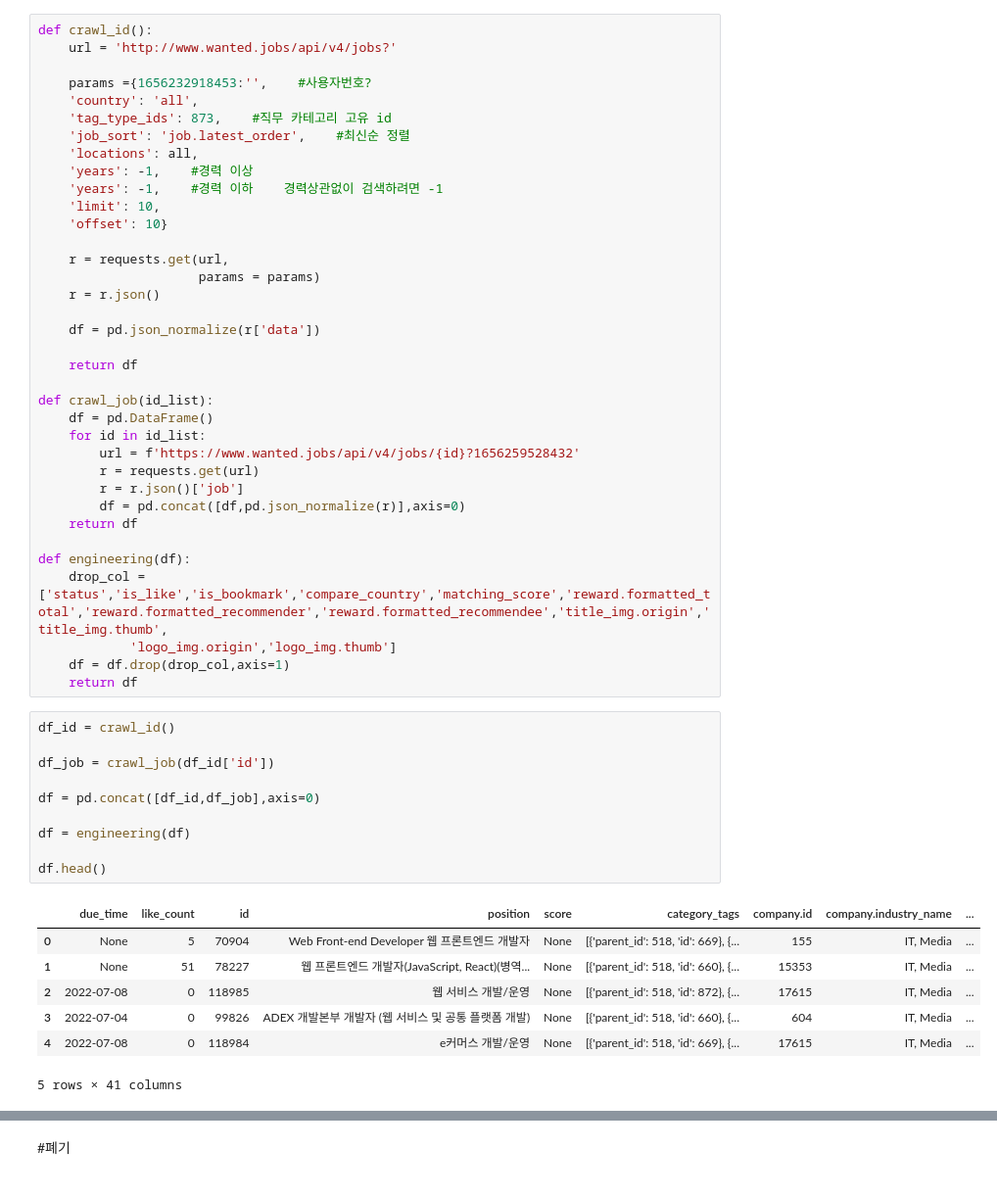
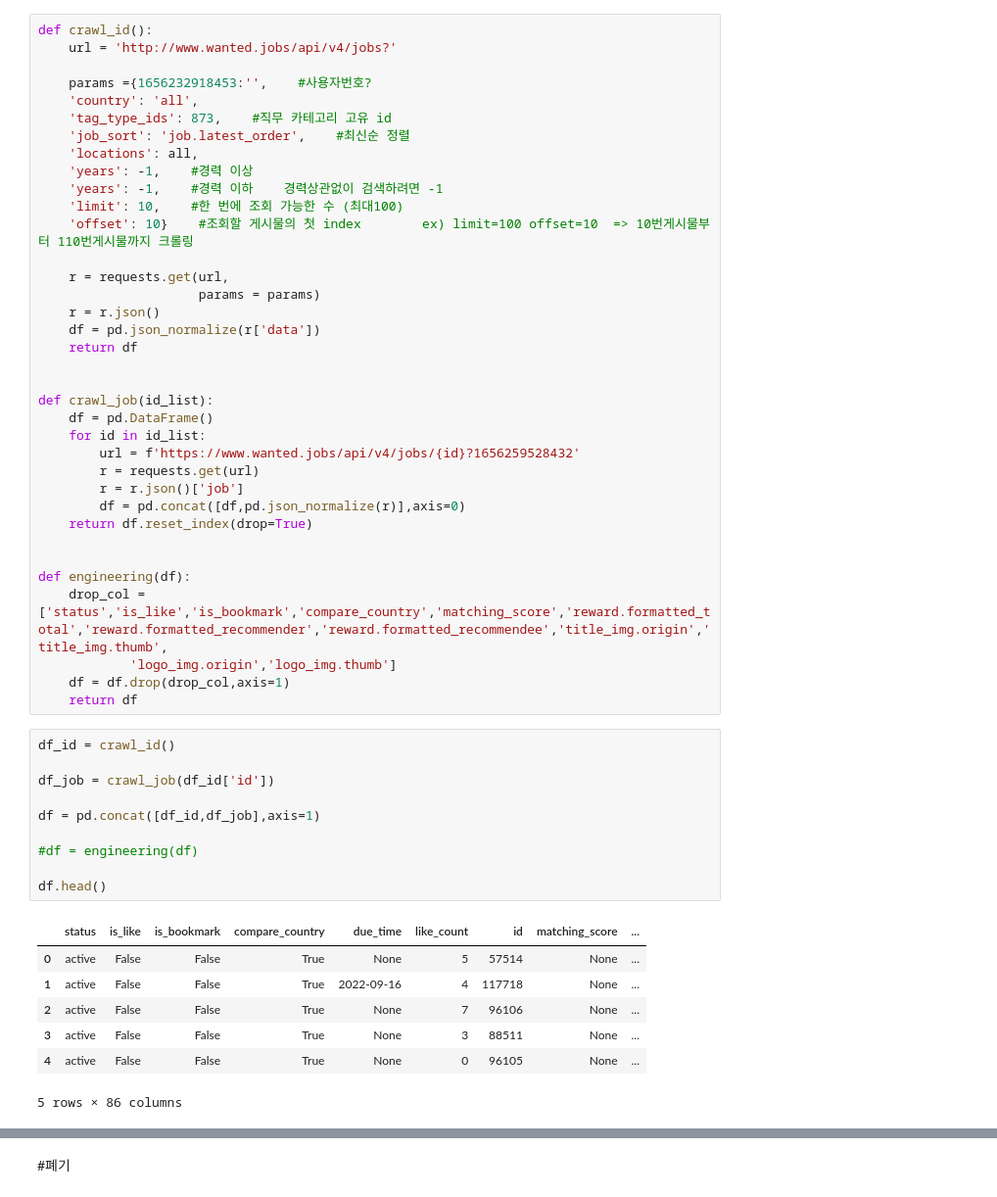
Before and after one commit to redish0317/cp1, a Jupyter notebook: cp1.ipynb, the cells around one changed output, grey strips where cells are left out. Shown at 98% size. Drawn from its saved outputs; the diff is of its cells as text.

```diff
--- a/cp1.ipynb
+++ b/cp1.ipynb
@@ -20,16 +18,15 @@ def crawl_id():
     'locations': all,
     'years': -1,    #경력 이상
     'years': -1,    #경력 이하    경력상관없이 검색하려면 -1
-    'limit': 10,
-    'offset': 10}
+    'limit': 10,    #한 번에 조회 가능한 수 (최대100)
+    'offset': 10}    #조회할 게시물의 첫 index        ex) limit=100 offset=10  => 10번게시물부터 110번게시물까지 크롤링
 
     r = requests.get(url,
                      params = params)
     r = r.json()
+    df = pd.json_normalize(r['data'])
+    return df
 
-    df = pd.json_normalize(r['data'])
-
-    return df
 
 def crawl_job(id_list):
     df = pd.DataFrame()
@@ -38,7 +35,8 @@ def crawl_job(id_list):
         r = requests.get(url)
         r = r.json()['job']
         df = pd.concat([df,pd.json_normalize(r)],axis=0)
-    return df
+    return df.reset_index(drop=True)
+
 
 def engineering(df):
     drop_col = ['status','is_like','is_bookmark','compare_country','matching_score','reward.formatted_total','reward.formatted_recommender','reward.formatted_recommendee','title_img.origin','title_img.thumb',
@@ -48,18 +46,18 @@ def engineering(df):
 # %%
 df_id = crawl_id()
 
 df_job = crawl_job(df_id['id'])
 
-df = pd.concat([df_id,df_job],axis=0)
+df = pd.concat([df_id,df_job],axis=1)
 
-df = engineering(df)
+#df = engineering(df)
 
 df.head()
 # %% [output]
-|  | due_time | like_count | id | position | score | category_tags | company.id | company.industry_name | ... |
-| 0 | None | 5 | 70904 | Web Front-end Developer 웹 프론트엔드 개발자 | None | [{'parent_id': 518, 'id': 669}, {... | 155 | IT, Media | ... |
-| 1 | None | 51 | 78227 | 웹 프론트엔드 개발자(JavaScript, React)(병역... | None | [{'parent_id': 518, 'id': 660}, {... | 15353 | IT, Media | ... |
-| 2 | 2022-07-08 | 0 | 118985 | 웹 서비스 개발/운영 | None | [{'parent_id': 518, 'id': 872}, {... | 17615 | IT, Media | ... |
-| 3 | 2022-07-04 | 0 | 99826 | ADEX 개발본부 개발자 (웹 서비스 및 공통 플랫폼 개발) | None | [{'parent_id': 518, 'id': 660}, {... | 604 | IT, Media | ... |
-| 4 | 2022-07-08 | 0 | 118984 | e커머스 개발/운영 | None | [{'parent_id': 518, 'id': 669}, {... | 17615 | IT, Media | ... |
+|  | status | is_like | is_bookmark | compare_country | due_time | like_count | id | matching_score | ... |
+| 0 | active | False | False | True | None | 5 | 57514 | None | ... |
+| 1 | active | False | False | True | 2022-09-16 | 4 | 117718 | None | ... |
+| 2 | active | False | False | True | None | 7 | 96106 | None | ... |
+| 3 | active | False | False | True | None | 3 | 88511 | None | ... |
+| 4 | active | False | False | True | None | 0 | 96105 | None | ... |
-5 rows × 41 columns
+5 rows × 86 columns
```
Also changed, not shown: parts of 4 cells of this notebook.
